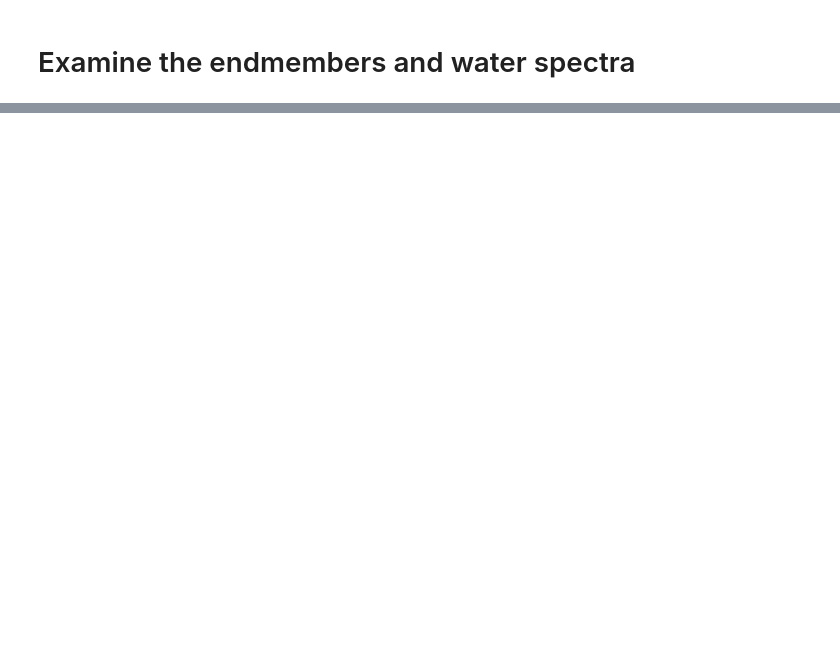
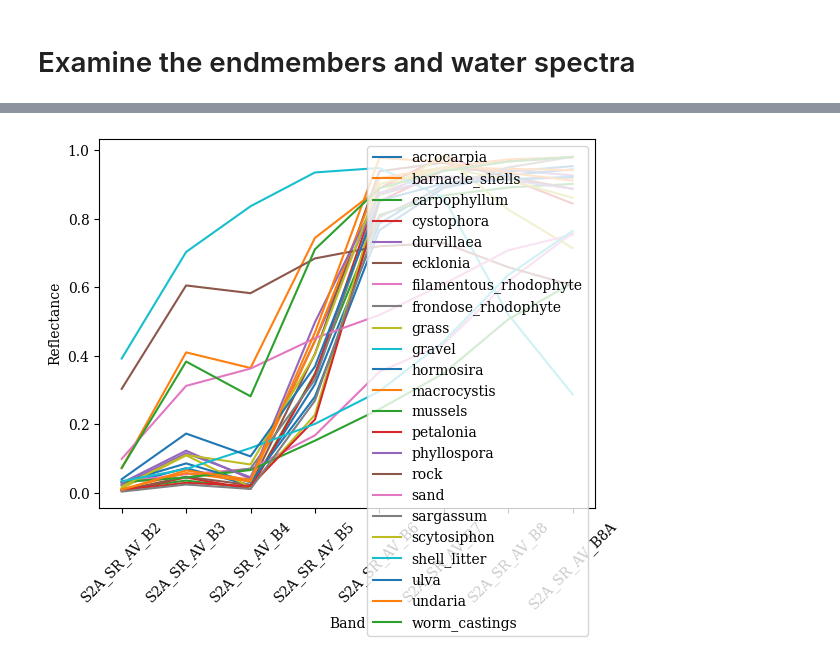
Before and after one commit to uqgrowan/Spectral-Separability-Analysis, a Jupyter notebook: simulate_pixels.ipynb, the cells around one changed output, grey strips where cells are left out. Saved outputs shown, nothing was run; the diff lists cells and outputs as text; code cells hidden in the pictures; blank space fills up the shorter version.

```diff
--- a/simulate_pixels.ipynb
+++ b/simulate_pixels.ipynb
@@ -217,6 +451,9 @@ data = pd.concat([labels["Class"], data], axis = 1)
 data = data [data["Class"].isin(all_allowed)]
 labels = labels[labels["Class"].isin(all_allowed)]
 labels["brgm"] = labels["kbrgm"].replace(["kelp", "other_brown_alg"], "brown_algae")
+labels["bo"] = labels["brgm"].replace(["red_veg", "green_veg", "mineral"], "other")
+labels["bo_genus"] = labels["Class"].replace(['barnacle_shells', 'filamentous_rhodophyte','frondose_rhodophyte', 'gravel', 'grass','mussels','rock','sand', 'shell_litter','rock', 'ulva', 'worm_castings'], "other")
+labels["medm"] = labels["Class"].replace(['gravel', 'rock','sand'], "other")
 # %% [markdown]
 ### Prepare the water spectra
 
@@ -374,12 +645,14 @@ plt.show()
 # %%
 # plot mean endmember spectra
 
-labels["brgm"] = labels["kbrgm"].replace(to_replace=["kelp", "other_brown_alg"], value = "browns")
-endmembers = pd.DataFrame(data.iloc[:, 1:]).groupby(labels["brgm"]).mean()
+# labels["brgm"] = labels["kbrgm"].replace(to_replace=["kelp", "other_brown_alg"], value = "browns")
+endmembers = pd.DataFrame(data.iloc[:, 1:]).groupby(labels["Class"]).mean()
 
 plt.plot(endmembers.T)
 plt.legend(endmembers.index)
 plt.xticks(rotation = 45)
 plt.ylabel("Reflectance")
 plt.xlabel("Band")
 plt.show()
+# %% [output]
+[figure, added]
```
Also changed, not shown: parts of 17 cells of this notebook, 4 other files.
